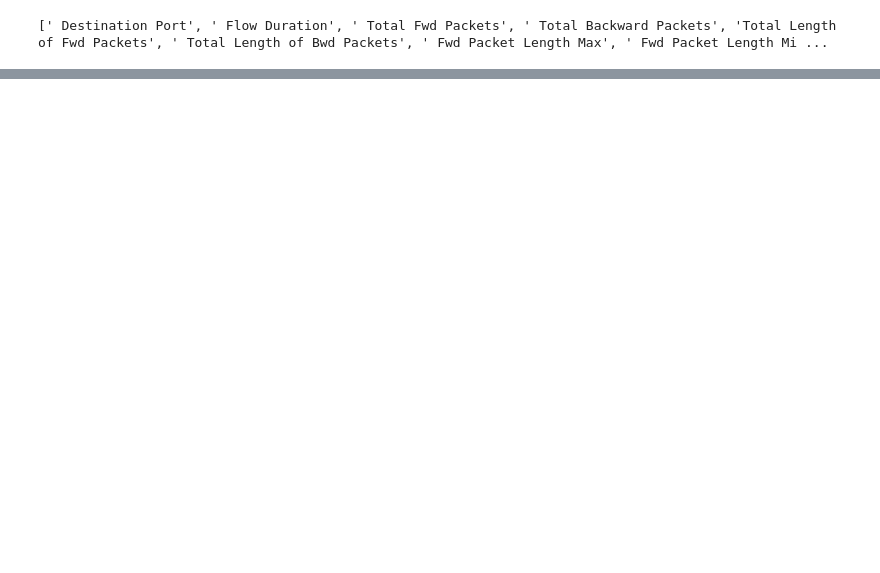
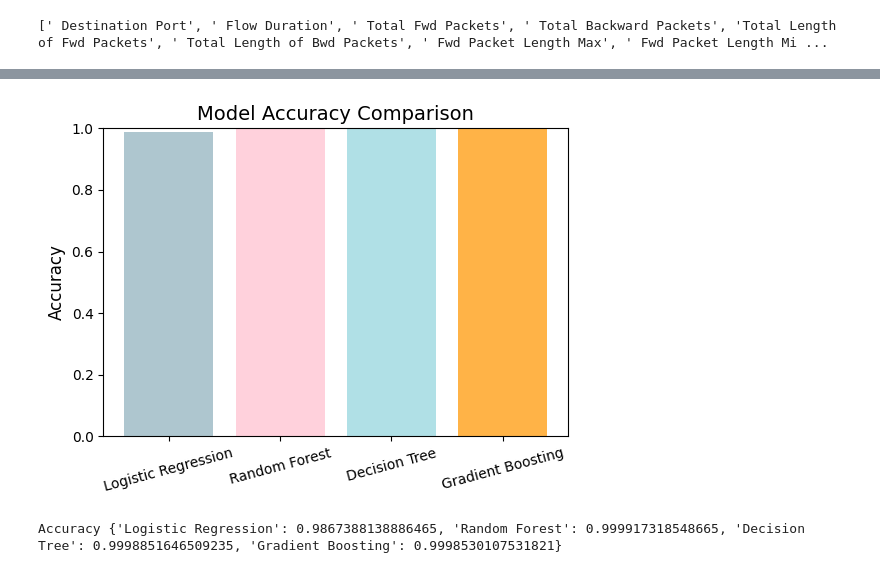
Before and after one commit to SpringBoardMentor193s/SentinelNet, a Jupyter notebook: notebooks/cicids.ipynb, the cells around one changed output, grey strips where cells are left out. Drawn from its saved outputs; the diff is of its cells as text; code cells hidden in the pictures; blank space fills up the shorter version.

```diff
--- a/notebooks/cicids.ipynb
+++ b/notebooks/cicids.ipynb
@@ -107,3 +153,27 @@ X_train, X_test, y_train, y_test = train_test_split(
 scaler = StandardScaler()
 X_train = scaler.fit_transform(X_train)
 X_test_power = scaler.transform(X_test)
+# %%
+# Models to train
+models = {
+    'Logistic Regression': LogisticRegression(max_iter=1000,class_weight='balanced'),
+    'Random Forest': RandomForestClassifier(n_estimators=100, class_weight='balanced',random_state=42),
+    'Decision Tree': DecisionTreeClassifier(),
+    'Gradient Boosting': GradientBoostingClassifier(n_estimators=100),
+}
+results = []
+
+plt.figure(figsize=(8,6))
+for name, model in models.items():
+    print(f"\n Training & Evaluating: {name}")
+    model.fit(X_train, y_train)
+    y_pred = model.predict(X_test_power)
+
+    # Accuracy
+    acc = accuracy_score(y_test, y_pred)
+
+    # Confusion Matrix
+    cm = confusion_matrix(y_test, y_pred)
+    print("Accuracy:", acc)
+    print("Confusion Matrix:\n", cm)
+    print("Classification Report:\n", classification_report(y_test, y_pred, digits=4))
@@ -109,0 +199,16 @@ X_test_power = scaler.transform(X_test)
+# %%
+pastel_colors = ['#AEC6CF', '#FFD1DC', '#B0E0E6', '#FFB347']
+plt.figure(figsize=(6, 4))
+plt.bar(models.keys(),
+        [accuracy_score(y_test, model.predict(X_test_power)) for model in models.values()],
+        color=pastel_colors)
+plt.title("Model Accuracy Comparison", fontsize=14)
+plt.ylabel("Accuracy", fontsize=12)
+plt.ylim(0, 1)
+plt.xticks(rotation=15)
+plt.show()
+
+print("Accuracy",{name: accuracy_score(y_test, model.predict(X_test_power)) for name, model in models.items()})
+# %% [output]
+[figure, added]
+Accuracy {'Logistic Regression': 0.9867388138886465, 'Random Forest': 0.999917318548665, 'Decision Tree': 0.9998851646509235, 'Gradient Boosting': 0.9998530107531821}
```
Also changed, not shown: parts of 14 cells of this notebook, 1 other file.
